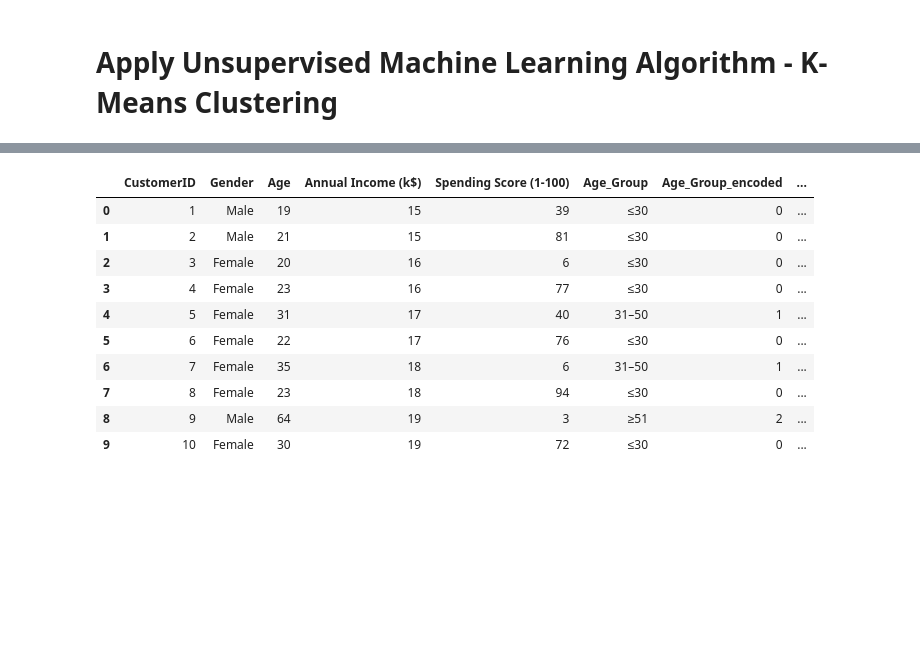
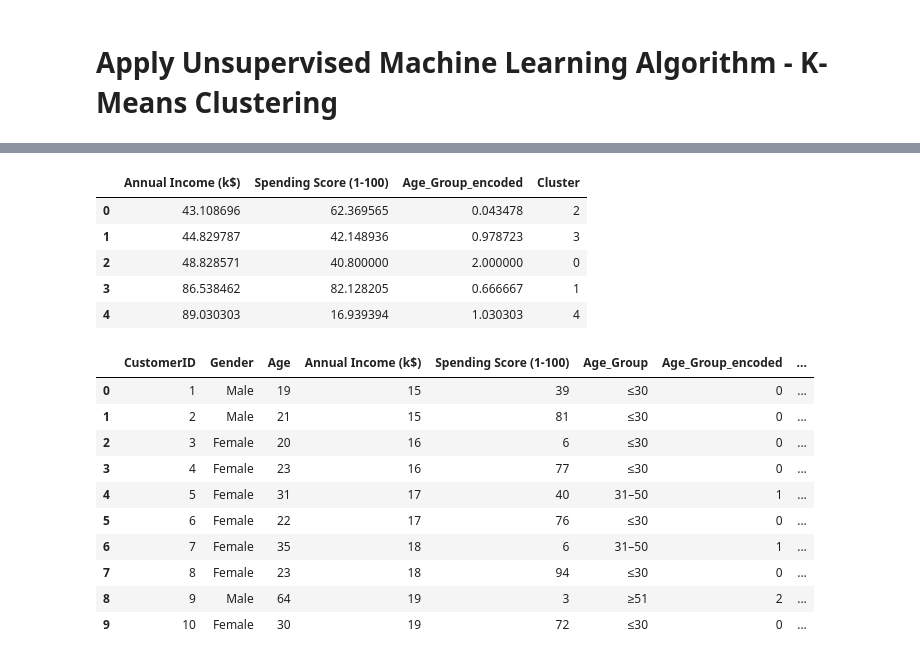
Before and after one commit to SweetySeelam2/customer-segmentation-ML, a Jupyter notebook: Customer_Segmentation_KMeans_Clustering.ipynb, the cells around one changed output, grey strips where cells are left out. Cells and saved outputs as stored; diff of their text form; code cells hidden in the pictures; blank space fills up the shorter version.

```diff
--- a/Customer_Segmentation_KMeans_Clustering.ipynb
+++ b/Customer_Segmentation_KMeans_Clustering.ipynb
@@ -144,3 +153,20 @@ df['Cluster'] = kmeans.fit_predict(X)
+# %%
+# Analyze cluster centers
+centroids_scaled = kmeans.cluster_centers_
+centroids_original = scaler.inverse_transform(centroids_scaled)
+
+cluster_df = pd.DataFrame(centroids_original, columns=["Annual Income (k$)", "Spending Score (1-100)", "Age_Group_encoded"])
+cluster_df["Cluster"] = cluster_df.index
+cluster_df.sort_values(by=["Annual Income (k$)", "Spending Score (1-100)"], ascending=[True, True], inplace=True)
+cluster_df.reset_index(drop=True, inplace=True)
+cluster_df
+# %% [output]
+|  | Annual Income (k$) | Spending Score (1-100) | Age_Group_encoded | Cluster |
+| 0 | 43.108696 | 62.369565 | 0.043478 | 2 |
+| 1 | 44.829787 | 42.148936 | 0.978723 | 3 |
+| 2 | 48.828571 | 40.800000 | 2.000000 | 0 |
+| 3 | 86.538462 | 82.128205 | 0.666667 | 1 |
+| 4 | 89.030303 | 16.939394 | 1.030303 | 4 |
 # %%
 df.head(10)
 # %% [output]
```
Also changed, not shown: parts of 10 cells of this notebook.
